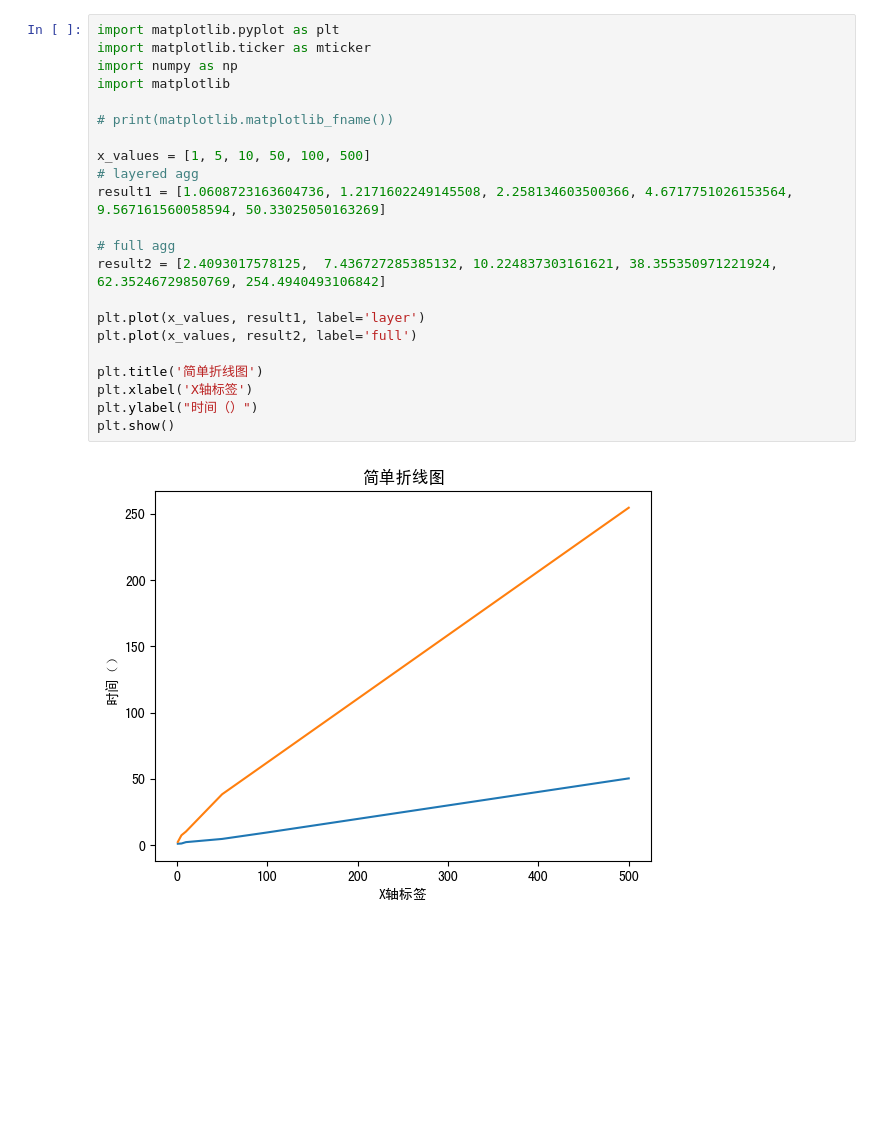
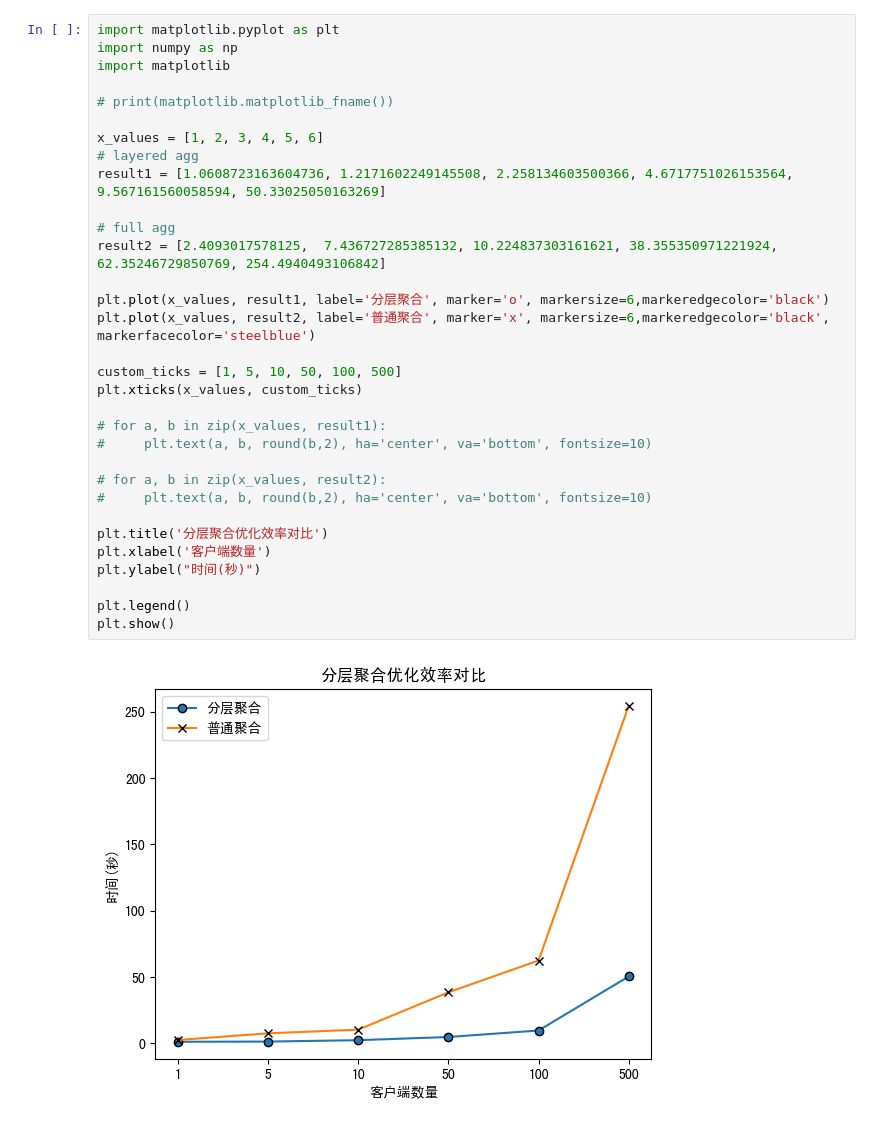
Before and after one commit to yejj710/GradExperiments, a Jupyter notebook: chapter3/exp2/draw_diagram.ipynb, the cells around one changed output. Cells and saved outputs as stored; diff of their text form; blank space fills up the shorter version.

Commit message:
finish exp2 figure

```diff
--- a/chapter3/exp2/draw_diagram.ipynb
+++ b/chapter3/exp2/draw_diagram.ipynb
@@ -1,24 +1,34 @@
 # %%
 import matplotlib.pyplot as plt
-import matplotlib.ticker as mticker
 import numpy as np
 import matplotlib
 
 # print(matplotlib.matplotlib_fname())
 
-x_values = [1, 5, 10, 50, 100, 500]
+x_values = [1, 2, 3, 4, 5, 6]
 # layered agg
 result1 = [1.0608723163604736, 1.2171602249145508, 2.258134603500366, 4.6717751026153564, 9.567161560058594, 50.33025050163269]
 
 # full agg
 result2 = [2.4093017578125,  7.436727285385132, 10.224837303161621, 38.355350971221924, 62.35246729850769, 254.4940493106842]
 
-plt.plot(x_values, result1, label='layer')
-plt.plot(x_values, result2, label='full')
+plt.plot(x_values, result1, label='分层聚合', marker='o', markersize=6,markeredgecolor='black')
+plt.plot(x_values, result2, label='普通聚合', marker='x', markersize=6,markeredgecolor='black', markerfacecolor='steelblue')
 
-plt.title('简单折线图')
-plt.xlabel('X轴标签')
-plt.ylabel("时间（）")
+custom_ticks = [1, 5, 10, 50, 100, 500]
+plt.xticks(x_values, custom_ticks)
+
+# for a, b in zip(x_values, result1):
+#     plt.text(a, b, round(b,2), ha='center', va='bottom', fontsize=10)
+
+# for a, b in zip(x_values, result2):
+#     plt.text(a, b, round(b,2), ha='center', va='bottom', fontsize=10)
+
+plt.title('分层聚合优化效率对比')
+plt.xlabel('客户端数量')
+plt.ylabel("时间(秒)")
+
+plt.legend()
 plt.show()
 # %% [output]
-[figure, old version]
+[figure, new version]
```
